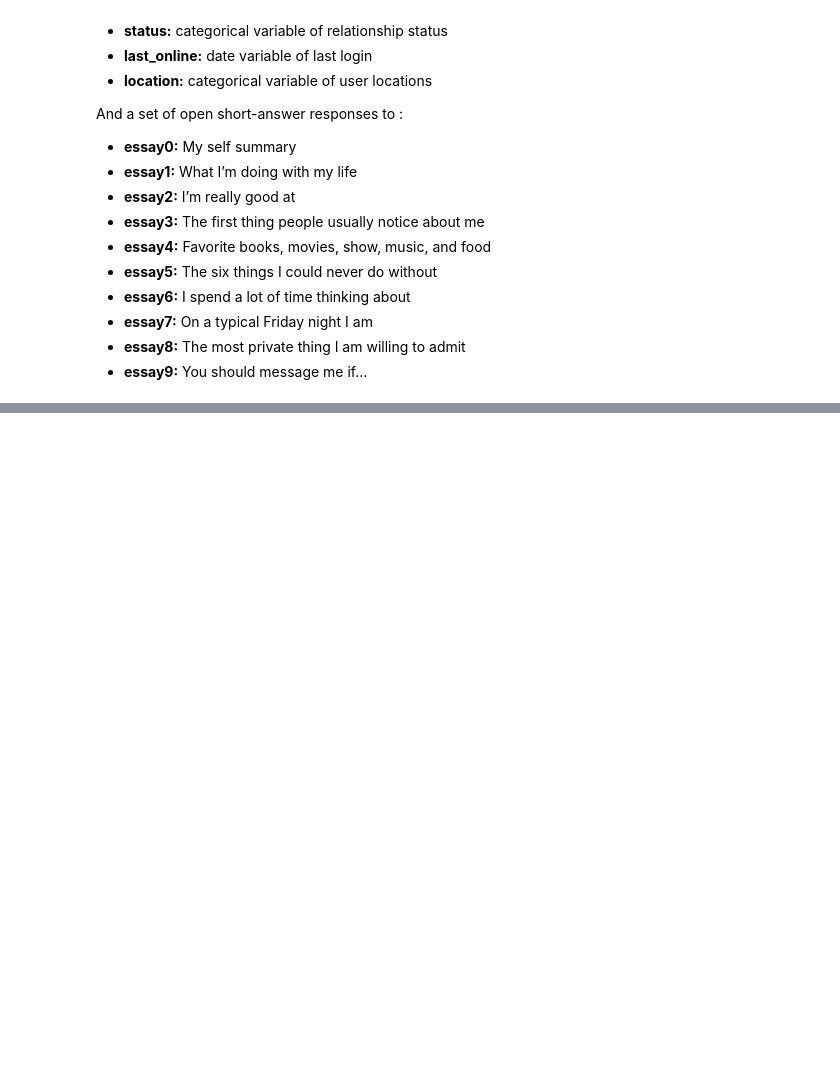
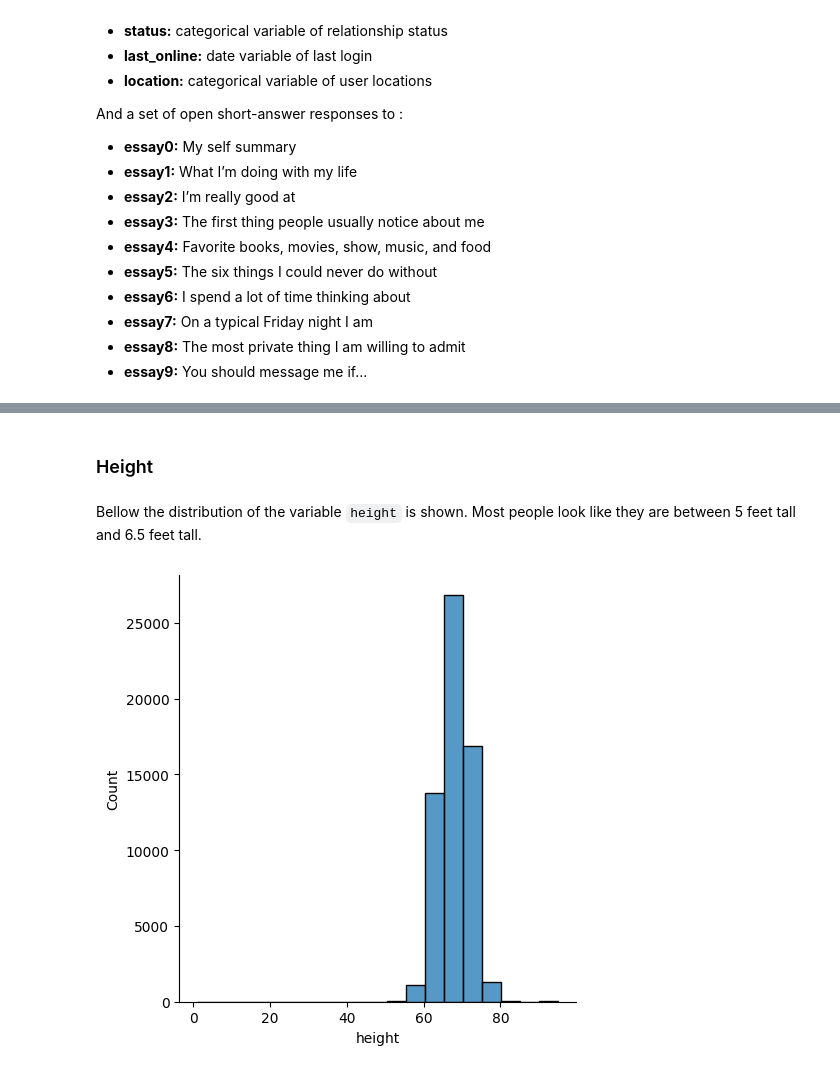
Before and after one commit to webmaster99-stack/course-project-math-for-devs, a Jupyter notebook: main.ipynb, the cells around one changed output, grey strips where cells are left out. Saved outputs shown, nothing was run; the diff lists cells and outputs as text; code cells hidden in the pictures; blank space fills up the shorter version.

```diff
--- a/main.ipynb
+++ b/main.ipynb
@@ -112,0 +168,8 @@ And a set of open short-answer responses to :
+# %% [markdown]
+### Height
+# %% [markdown]
+Bellow the distribution of the variable `height` is shown. Most people look like they are between 5 feet tall and 6.5 feet tall.
+# %%
+display_distribution_plot(profiles, "height")
+# %% [output]
+[figure, added]
```
Also changed, not shown: parts of 62 cells of this notebook.
